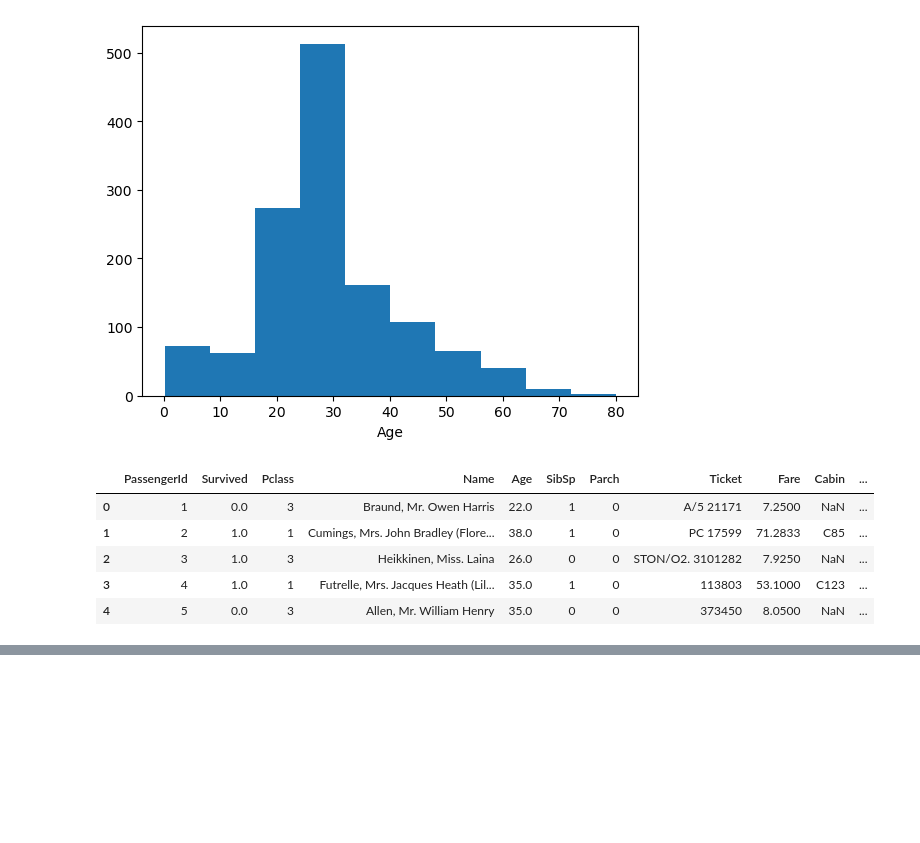
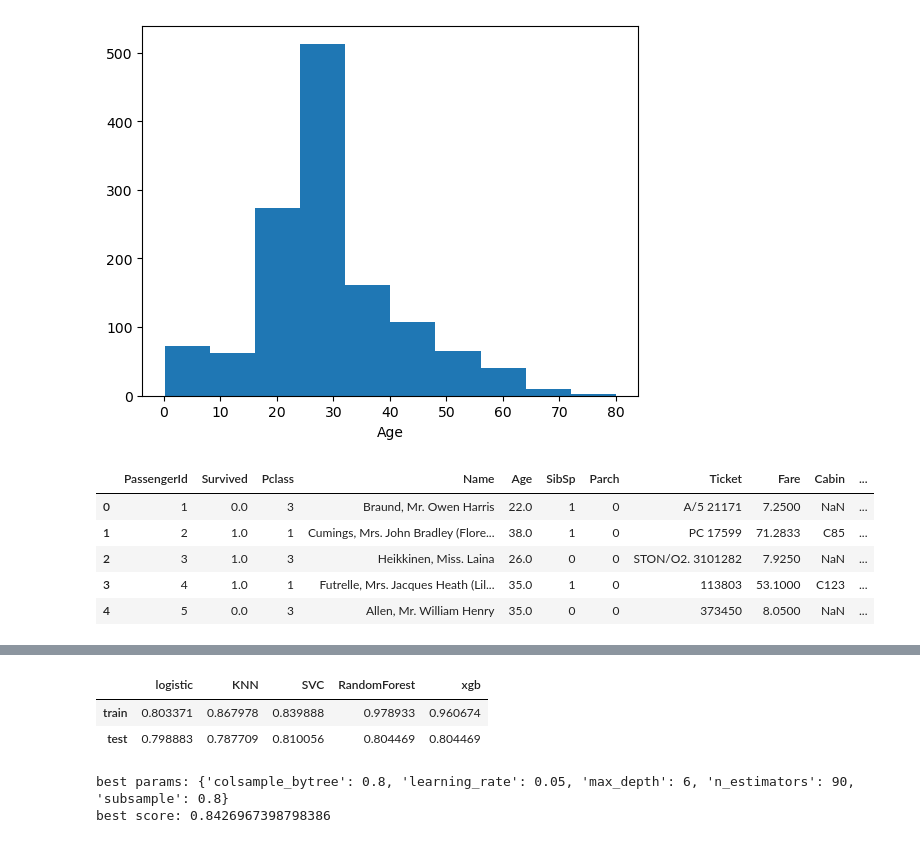
Before and after one commit to fumiya2001/DS-portfolio, a Jupyter notebook: titanic/titanic-1.ipynb, the cells around one changed output, grey strips where cells are left out. Saved outputs shown, nothing was run; the diff lists cells and outputs as text; code cells hidden in the pictures; blank space fills up the shorter version.

```diff
--- a/titanic/titanic-1.ipynb
+++ b/titanic/titanic-1.ipynb
@@ -133,0 +120,76 @@ df_test_new = df.iloc[length_train:].copy()
+# %%
+from sklearn.model_selection import train_test_split
+from sklearn.preprocessing import StandardScaler
+from sklearn.linear_model import LogisticRegression
+from sklearn.neighbors import KNeighborsClassifier
+from sklearn.svm import SVC
+from sklearn.ensemble import RandomForestClassifier
+from xgboost import XGBClassifier
+from sklearn.pipeline import make_pipeline
+
+remove_columns = ['PassengerId', 'Survived', 'Name', 'Ticket', 'Cabin','Embarked']
+target = df_train_new['Survived']
+passengerId = df_test_new['PassengerId']
+df_train_renew = df_train_new.drop(columns=remove_columns)
+df_test_renew = df_test_new.drop(columns=remove_columns)
+# %%
+X_train, X_test, y_train, y_test = train_test_split(df_train_renew, target, test_size=0.2, random_state=42)
+
+models = {
+    'logistic': LogisticRegression(),
+    'KNN': KNeighborsClassifier(),
+    'SVC': SVC(),
+    'RandomForest': RandomForestClassifier(),
+    'xgb': XGBClassifier(random_state=42)
+}
+
+result = {}
+
+for name, model in models.items():
+    if name=='xgb':
+        model.fit(X_train, y_train)
+        train_score = model.score(X_train, y_train)
+        test_score = model.score(X_test, y_test)
+    else:
+        model_pipe = make_pipeline(StandardScaler(), model)
+        model_pipe.fit(X_train, y_train)
+        train_score = model_pipe.score(X_train, y_train)
+        test_score = model_pipe.score(X_test, y_test)
+    result[name] = {'train': train_score, 'test': test_score}
+
+result = pd.DataFrame(result)
+result
+# %% [output]
+|  | logistic | KNN | SVC | RandomForest | xgb |
+| train | 0.803371 | 0.867978 | 0.839888 | 0.978933 | 0.960674 |
+| test | 0.798883 | 0.787709 | 0.810056 | 0.804469 | 0.804469 |
+# %%
+from sklearn.model_selection import GridSearchCV
+
+xgb_model = XGBClassifier(
+    random_state = 42,
+    n_jobs = -1
+)
+
+grid_params = {
+     "n_estimators": range(10,200,20),
+    "max_depth": [3, 4, 5, 6],
+    "learning_rate": [0.05, 0.1],
+    "subsample": [0.8, 1.0],
+    "colsample_bytree": [0.8, 1.0],
+}
+
+grid = GridSearchCV(
+    estimator = xgb_model,
+    param_grid = grid_params,
+    cv=5,
+    scoring='accuracy',
+    n_jobs=-1
+)
+
+grid.fit(X_train, y_train)
+print('best params:', grid.best_params_)
+print('best score:', grid.best_score_)
+# %% [output]
+best params: {'colsample_bytree': 0.8, 'learning_rate': 0.05, 'max_depth': 6, 'n_estimators': 90, 'subsample': 0.8}
+best score: 0.8426967398798386
```
Also changed, not shown: parts of 4 cells of this notebook, 1 other file.
